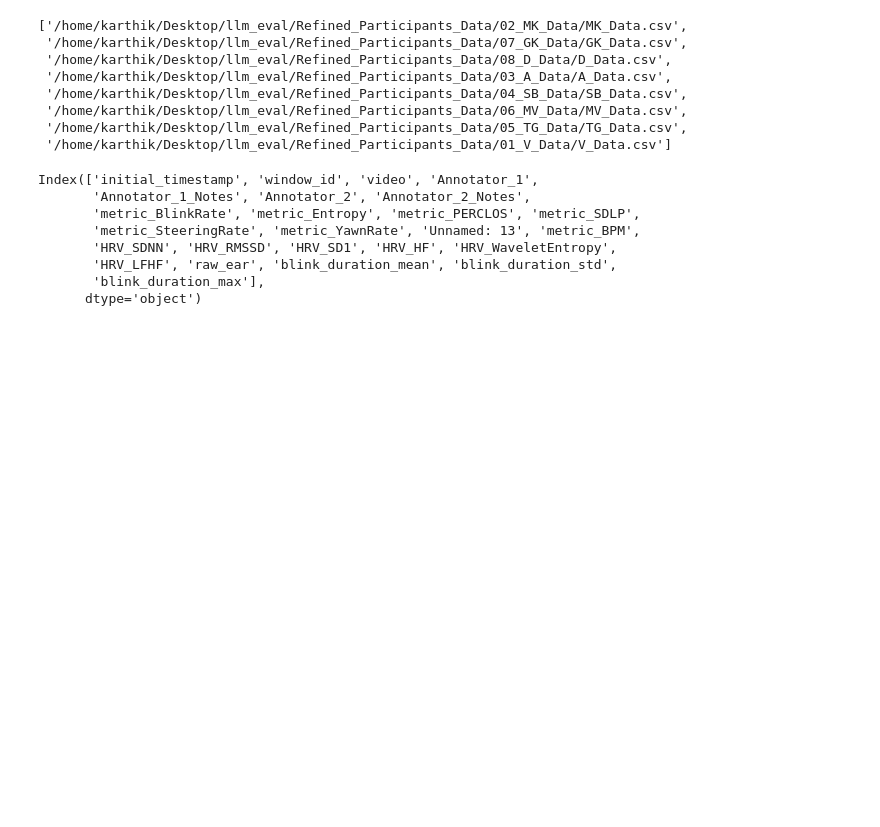
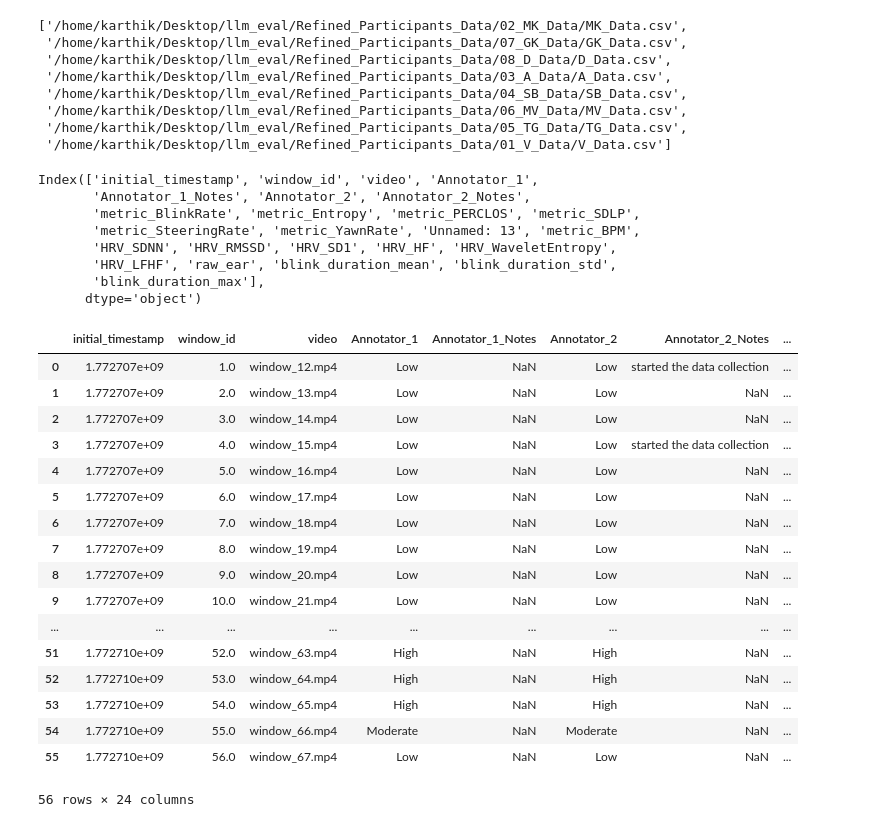
Before and after one commit to Karthik-Sai-Pasupuleti/llm_eval, a Jupyter notebook: src/notebooks/test.ipynb, the cells around one changed output. Cells and saved outputs as stored; diff of their text form; code cells hidden in the pictures; blank space fills up the shorter version.

Commit message:
refined evaluation pipeline

```diff
--- a/src/notebooks/test.ipynb
+++ b/src/notebooks/test.ipynb
@@ -219,0 +222,23 @@ Index(['initial_timestamp', 'window_id', 'video', 'Annotator_1',
+# %%
+df = pd.read_csv("/home/karthik/Desktop/llm_eval/Refined_Participants_Data/01_V_Data/V_Data.csv")
+# %%
+df
+# %% [output]
+|  | initial_timestamp | window_id | video | Annotator_1 | Annotator_1_Notes | Annotator_2 | Annotator_2_Notes | ... |
+| 0 | 1.772707e+09 | 1.0 | window_12.mp4 | Low | NaN | Low | started the data collection | ... |
+| 1 | 1.772707e+09 | 2.0 | window_13.mp4 | Low | NaN | Low | NaN | ... |
+| 2 | 1.772707e+09 | 3.0 | window_14.mp4 | Low | NaN | Low | NaN | ... |
+| 3 | 1.772707e+09 | 4.0 | window_15.mp4 | Low | NaN | Low | started the data collection | ... |
+| 4 | 1.772707e+09 | 5.0 | window_16.mp4 | Low | NaN | Low | NaN | ... |
+| 5 | 1.772707e+09 | 6.0 | window_17.mp4 | Low | NaN | Low | NaN | ... |
+| 6 | 1.772707e+09 | 7.0 | window_18.mp4 | Low | NaN | Low | NaN | ... |
+| 7 | 1.772707e+09 | 8.0 | window_19.mp4 | Low | NaN | Low | NaN | ... |
+| 8 | 1.772707e+09 | 9.0 | window_20.mp4 | Low | NaN | Low | NaN | ... |
+| 9 | 1.772707e+09 | 10.0 | window_21.mp4 | Low | NaN | Low | NaN | ... |
+| ... | ... | ... | ... | ... | ... | ... | ... | ... |
+| 51 | 1.772710e+09 | 52.0 | window_63.mp4 | High | NaN | High | NaN | ... |
+| 52 | 1.772710e+09 | 53.0 | window_64.mp4 | High | NaN | High | NaN | ... |
+| 53 | 1.772710e+09 | 54.0 | window_65.mp4 | High | NaN | High | NaN | ... |
+| 54 | 1.772710e+09 | 55.0 | window_66.mp4 | Moderate | NaN | Moderate | NaN | ... |
+| 55 | 1.772710e+09 | 56.0 | window_67.mp4 | Low | NaN | Low | NaN | ... |
+56 rows × 24 columns
```
Also changed, not shown: parts of 1 cell of this notebook, 21 other files.
